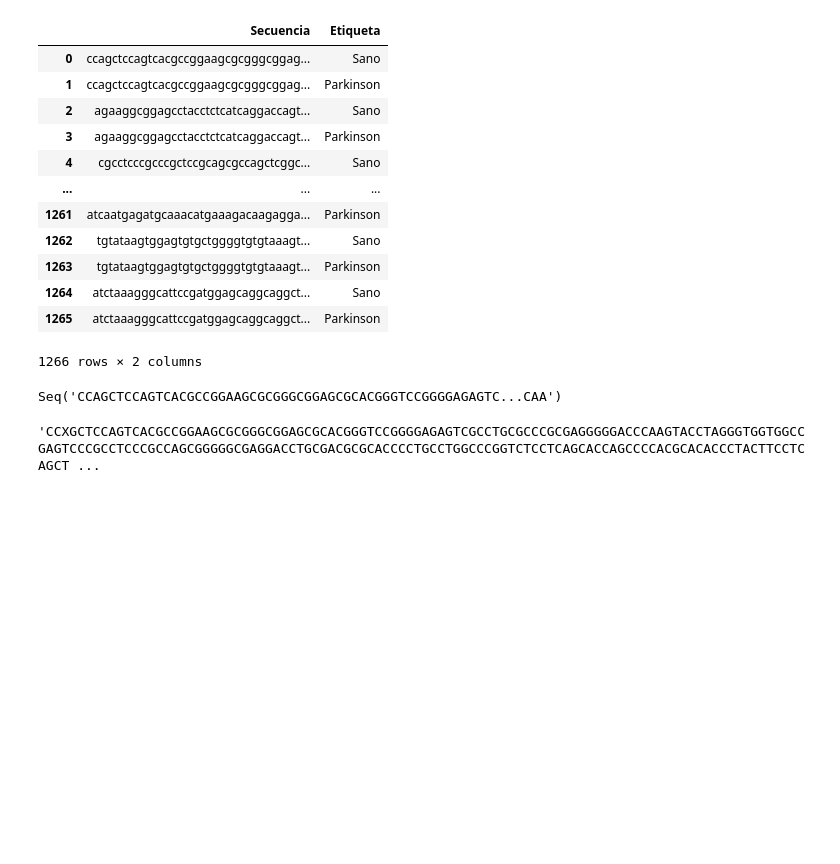
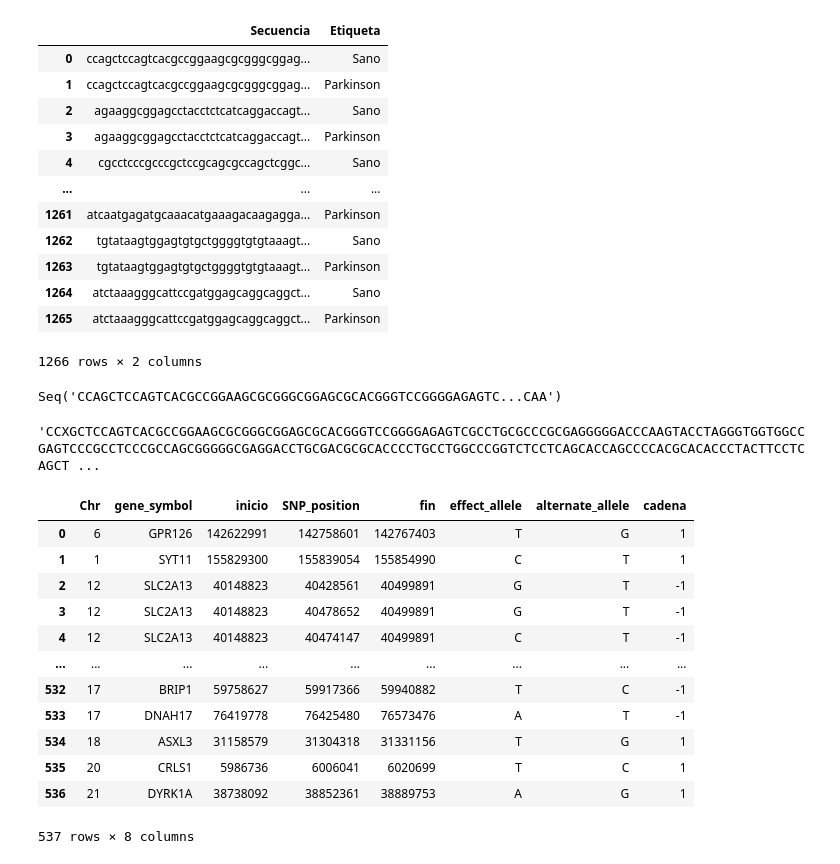
Before and after one commit to jbs1009/TFM_Jorge_Bermejo_Sacristan, a Jupyter notebook: Base_final.ipynb, the cells around one changed output. Saved outputs shown, nothing was run; the diff lists cells and outputs as text; code cells hidden in the pictures; blank space fills up the shorter version.

Commit message:
Creada base_final_nueva a partir de coordenadas_genes_nuevoenes_
Se utiliza la nueva pasa de datos de coordenadas para crear el csv nuevo de base final

```diff
--- a/Base_final.ipynb
+++ b/Base_final.ipynb
@@ -277,3 +277,21 @@ b = a[:2] + 'X' + a[2+1:]
 b
 # %% [output]
 'CCXGCTCCAGTCACGCCGGAAGCGCGGGCGGAGCGCACGGGTCCGGGGAGAGTCGCCTGCGCCCGCGAGGGGGACCCAAGTACCTAGGGTGGTGGCCGAGTCCCGCCTCCCGCCAGCGGGGGCGAGGACCTGCGACGCGCACCCCTGCCTGGCCCGGTCTCCTCAGCACCAGCCCCACGCACACCCTACTTCCTCAGCT ...
+# %%
+df_final2 = pd.read_csv("datosGene4PD/coordenadas_genes_nuevo.csv", sep = ",", index_col = False)
+# %%
+df_final2
+# %% [output]
+|  | Chr | gene_symbol | inicio | SNP_position | fin | effect_allele | alternate_allele | cadena |
+| 0 | 6 | GPR126 | 142622991 | 142758601 | 142767403 | T | G | 1 |
+| 1 | 1 | SYT11 | 155829300 | 155839054 | 155854990 | C | T | 1 |
+| 2 | 12 | SLC2A13 | 40148823 | 40428561 | 40499891 | G | T | -1 |
+| 3 | 12 | SLC2A13 | 40148823 | 40478652 | 40499891 | G | T | -1 |
+| 4 | 12 | SLC2A13 | 40148823 | 40474147 | 40499891 | C | T | -1 |
+| ... | ... | ... | ... | ... | ... | ... | ... | ... |
+| 532 | 17 | BRIP1 | 59758627 | 59917366 | 59940882 | T | C | -1 |
+| 533 | 17 | DNAH17 | 76419778 | 76425480 | 76573476 | A | T | -1 |
+| 534 | 18 | ASXL3 | 31158579 | 31304318 | 31331156 | T | G | 1 |
+| 535 | 20 | CRLS1 | 5986736 | 6006041 | 6020699 | T | C | 1 |
+| 536 | 21 | DYRK1A | 38738092 | 38852361 | 38889753 | A | G | 1 |
+537 rows × 8 columns
```
Also changed, not shown: parts of 7 cells of this notebook.
